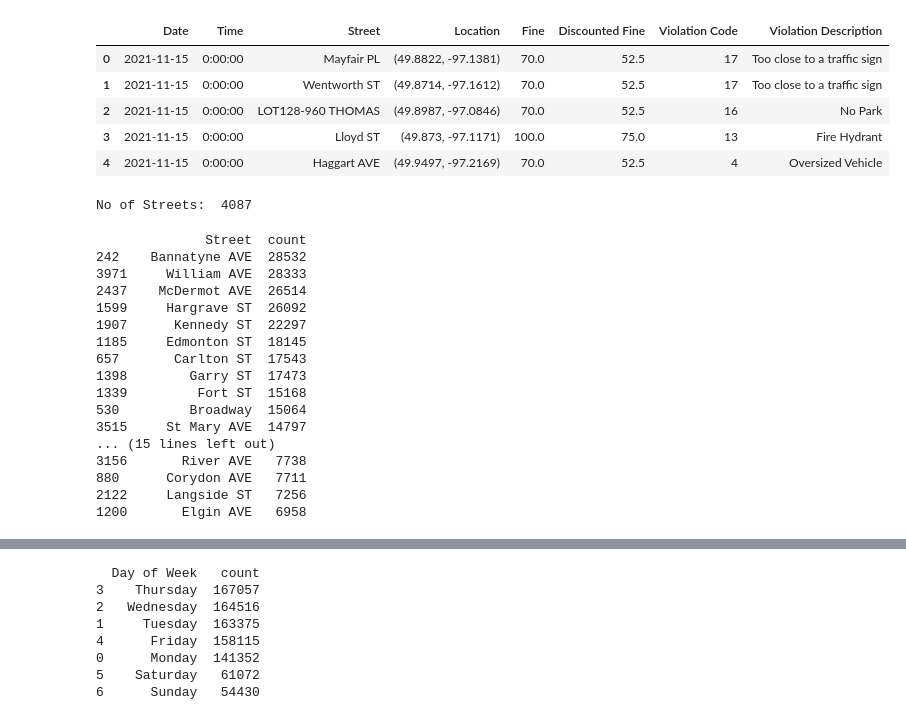
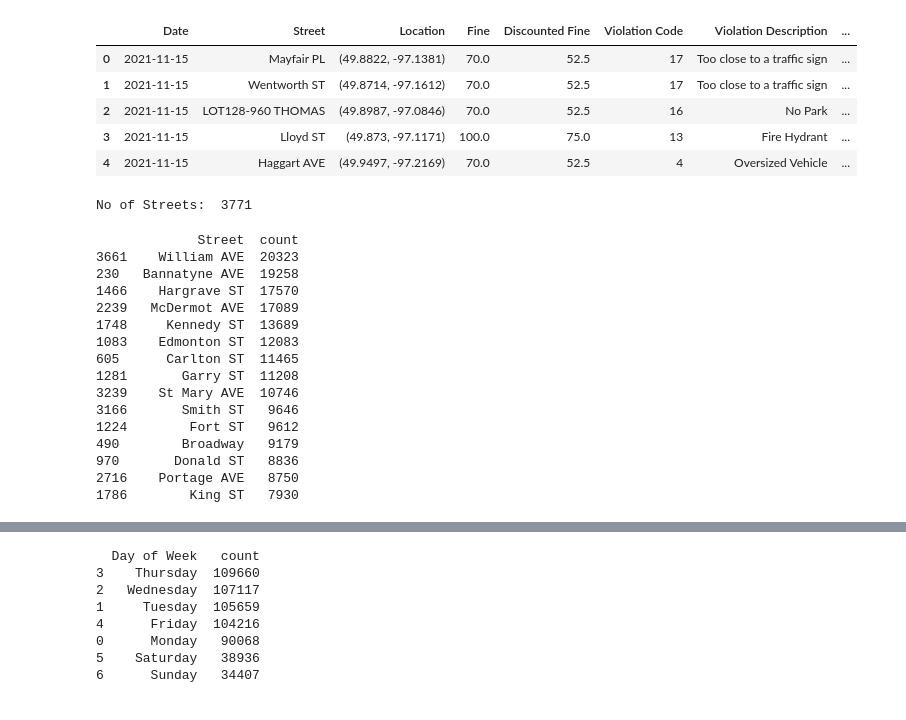
Before and after one commit to lovelyturtles/4710Project, a Jupyter notebook: Code/DataVisualization.ipynb, the cells around one changed output, grey strips where cells are left out. Saved outputs shown, nothing was run; the diff lists cells and outputs as text; code cells hidden in the pictures.

Commit message:
Cleaned up data visualizations

```diff
--- a/Code/DataVisualization.ipynb
+++ b/Code/DataVisualization.ipynb
@@ -11,15 +11,15 @@ from plotly.offline import download_plotlyjs, init_notebook_mode, plot, iplot
 init_notebook_mode(connected=True)
 cf.go_offline()
 # %%
-park_data = pd.read_csv('../Data/violations_merged.csv', low_memory=False)
+park_data = pd.read_csv('../Data/MidnightCleanedData2.csv', low_memory=False)
 park_data.head()
 # %% [output]
-|  | Date | Time | Street | Location | Fine | Discounted Fine | Violation Code | Violation Description |
-| 0 | 2021-11-15 | 0:00:00 | Mayfair PL | (49.8822, -97.1381) | 70.0 | 52.5 | 17 | Too close to a traffic sign |
-| 1 | 2021-11-15 | 0:00:00 | Wentworth ST | (49.8714, -97.1612) | 70.0 | 52.5 | 17 | Too close to a traffic sign |
-| 2 | 2021-11-15 | 0:00:00 | LOT128-960 THOMAS | (49.8987, -97.0846) | 70.0 | 52.5 | 16 | No Park |
-| 3 | 2021-11-15 | 0:00:00 | Lloyd ST | (49.873, -97.1171) | 100.0 | 75.0 | 13 | Fire Hydrant |
-| 4 | 2021-11-15 | 0:00:00 | Haggart AVE | (49.9497, -97.2169) | 70.0 | 52.5 | 4 | Oversized Vehicle |
+|  | Date | Street | Location | Fine | Discounted Fine | Violation Code | Violation Description | ... |
+| 0 | 2021-11-15 | Mayfair PL | (49.8822, -97.1381) | 70.0 | 52.5 | 17 | Too close to a traffic sign | ... |
+| 1 | 2021-11-15 | Wentworth ST | (49.8714, -97.1612) | 70.0 | 52.5 | 17 | Too close to a traffic sign | ... |
+| 2 | 2021-11-15 | LOT128-960 THOMAS | (49.8987, -97.0846) | 70.0 | 52.5 | 16 | No Park | ... |
+| 3 | 2021-11-15 | Lloyd ST | (49.873, -97.1171) | 100.0 | 75.0 | 13 | Fire Hydrant | ... |
+| 4 | 2021-11-15 | Haggart AVE | (49.9497, -97.2169) | 70.0 | 52.5 | 4 | Oversized Vehicle | ... |
 # %%
 park_data['Date'] = pd.to_datetime(park_data['Date'])  # skip if your Date column already in datetime format
 park_data['Day of Week'] = park_data['Date'].dt.dayofweek
@@ -27,31 +27,30 @@ park_data['Day of Week'] = park_data['Date'].dt.dayofweek
 n = len(pd.unique(park_data['Street']))
 print("No of Streets: ", n)
 # %% [output]
-No of Streets:  4087
+No of Streets:  3771
 # %%
 top_30_streets = park_data[['Street']].groupby(['Street'])['Street'] \
                              .count() \
                              .reset_index(name='count') \
                              .sort_values(['count'], ascending=False) \
-                             .head(30)
+                             .head(15)
 print(top_30_streets)
 # %% [output]
-              Street  count
-242    Bannatyne AVE  28532
-3971     William AVE  28333
-2437    McDermot AVE  26514
-1599     Hargrave ST  26092
-1907      Kennedy ST  22297
-1185     Edmonton ST  18145
-657       Carlton ST  17543
-1398        Garry ST  17473
-1339         Fort ST  15168
-530         Broadway  15064
-3515     St Mary AVE  14797
-... (15 lines left out)
-3156       River AVE   7738
-880      Corydon AVE   7711
-2122     Langside ST   7256
-1200       Elgin AVE   6958
+             Street  count
+3661    William AVE  20323
+230   Bannatyne AVE  19258
+1466    Hargrave ST  17570
+2239   McDermot AVE  17089
+1748     Kennedy ST  13689
+1083    Edmonton ST  12083
+605      Carlton ST  11465
+1281       Garry ST  11208
+3239    St Mary AVE  10746
+3166       Smith ST   9646
+1224        Fort ST   9612
+490        Broadway   9179
+970       Donald ST   8836
+2716    Portage AVE   8750
+1786        King ST   7930
 # %%
 fig = px.bar(top_30_streets, x='Street',y='count', color='Street',
@@ -86,11 +79,11 @@ tickets_by_day['Day of Week'].replace(to_replace=6, value="Sunday", inplace=True
 print(tickets_by_day)
 # %% [output]
   Day of Week   count
-3    Thursday  167057
-2   Wednesday  164516
-1     Tuesday  163375
-4      Friday  158115
-0      Monday  141352
-5    Saturday   61072
-6      Sunday   54430
+3    Thursday  109660
+2   Wednesday  107117
+1     Tuesday  105659
+4      Friday  104216
+0      Monday   90068
+5    Saturday   38936
+6      Sunday   34407
 # %%
```
Also changed, not shown: parts of 13 cells of this notebook.
